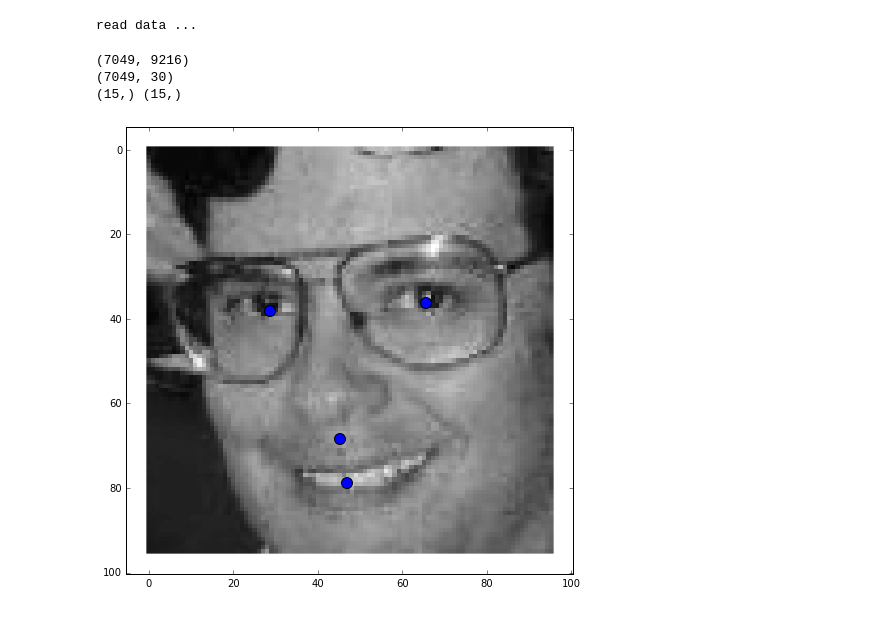
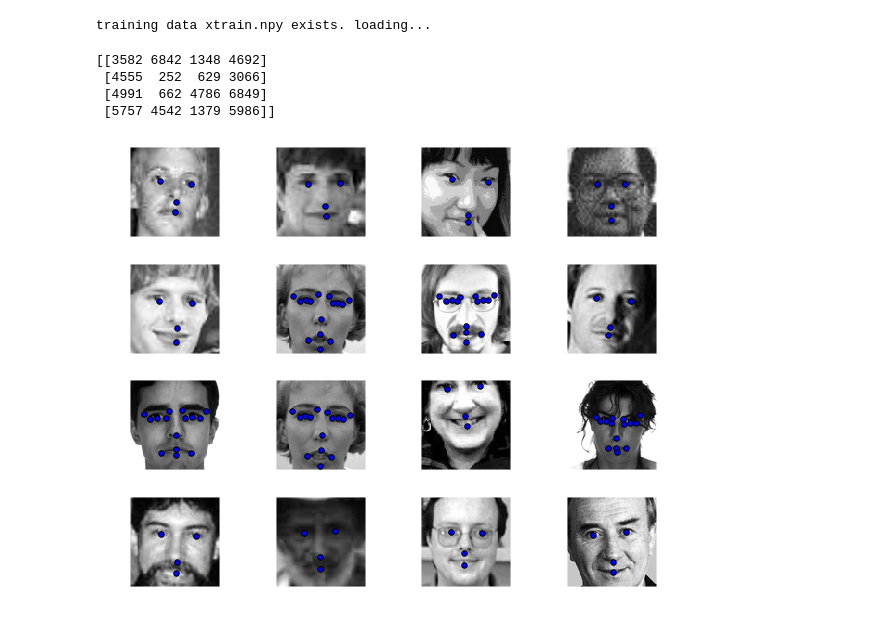
Before and after one commit to shaktisourav/facial_keypoint_recognition, a Jupyter notebook: src/facial_recog_kaggle.ipynb, the cells around one changed output. Saved outputs shown, nothing was run; the diff lists cells and outputs as text; code cells hidden in the pictures.

Commit message:
Added visualizations to understand the data better.

```diff
--- a/src/facial_recog_kaggle.ipynb
+++ b/src/facial_recog_kaggle.ipynb
@@ -21,5 +31,0 @@ The autoreload extension is already loaded. To reload it, use:
-# %%
-df=pd.read_csv('training.csv', sep=',')
-input_train = df.values
-
-print df.shape
@@ -28,35 +43,62 @@ print df.shape
 # %%
-X_train = input_train[:, 30]
-y_train = input_train[:, 0:30]
+# Separate X_train and y_train from the training data.
+# X_train will contain the images.
+# y_train will contain labels for corresponding to the images.
+
+# X_train[i] will contain a flattened 96x96 image as a numpy array.
+# y_train[i] will contain 30 labels: 15 pairs of x,y coordinates for the features mentioned above.
 
 import os.path
-if not os.path.isfile("xtrain.npy"):
-    print "read data ..."
+if not os.path.isfile("../data/xtrain.npy"):
+    print "reading data ..."
+    try:
+        df=pd.read_csv('../data/training.csv', sep=',')
+    except:
+        print "Download training.csv from kaggle website"
+    input_train = df.values
+
+    X_train = input_train[:, 30]
+    y_train = input_train[:, 0:30]
+
     templist = []
     for i in range(X_train.shape[0]):
         templist.append([int(s) for s in X_train[i].split()])
     X_train = np.array(templist)
-    np.save("xtrain.npy", X_train)
+
+    X_train = X_train.astype(float)
+    y_train = y_train.astype(float)
+    np.save("../data/xtrain.npy", X_train, y_train)
 else:
     print "training data xtrain.npy exists. loading... "
-    np.load("xtrain.npy")
+    np.load("../data/xtrain.npy")
 # %% [output]
-read data ...
+training data xtrain.npy exists. loading...
 # %%
-print X_train.shape
-print y_train.shape
+# print X_train.shape
+# print y_train.shape
 
-a = X_train[4096].reshape(96, 96)
-b = y_train[4096]
-b_x = b[0::2]
-b_y = b[1::2]
-print b_x.shape, b_y.shape
+N_img_x = 4
+N_img_y = 4
+sel_idx = np.random.choice(X_train.shape[0], N_img_x * N_img_y, replace=False).reshape(N_img_x, N_img_y)
+print sel_idx
 
-plt.imshow(a)
-plt.scatter(b_x, b_y, s=120)
+
+for n_y in range(N_img_y):
+    for n_x in range(N_img_x):
+        i = sel_idx[n_x][n_y]
+        a = X_train[i].reshape(96, 96)
+        b = y_train[i]
+        b_x = b[0::2]
+        b_y = b[1::2]
+
+        plt.subplot(N_img_x, N_img_y, n_y * N_img_x + n_x + 1)
+        plt.imshow(a)
+        plt.scatter(b_x, b_y, s=30)
+        plt.gca().axis('off')
 plt.show()
 # %% [output]
-(7049, 9216)
-(7049, 30)
-(15,) (15,)
+[[3582 6842 1348 4692]
+ [4555  252  629 3066]
+ [4991  662 4786 6849]
+ [5757 4542 1379 5986]]
-[figure, old version]
+[figure, new version]
```
Also changed, not shown: parts of 9 cells of this notebook.
